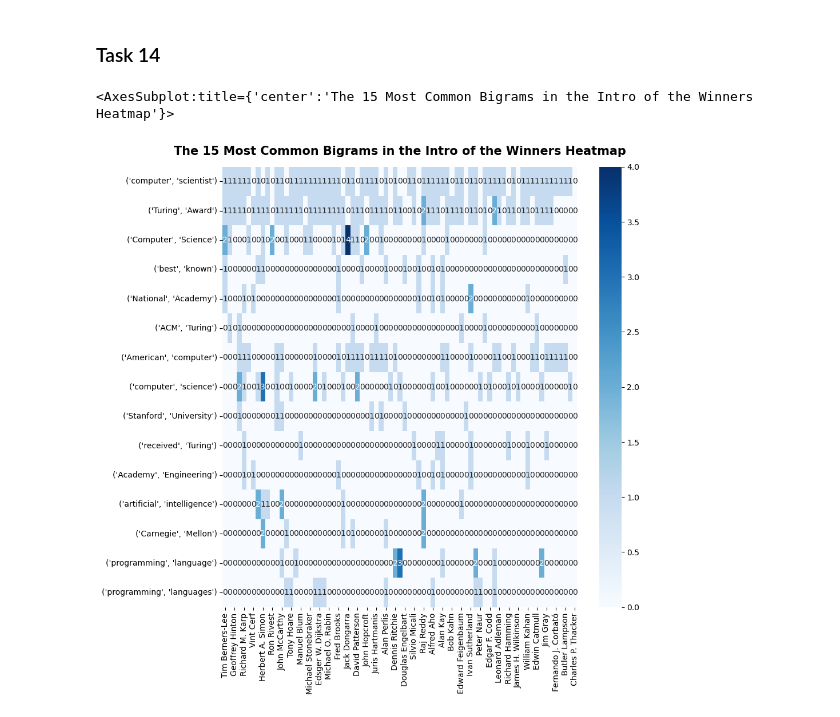
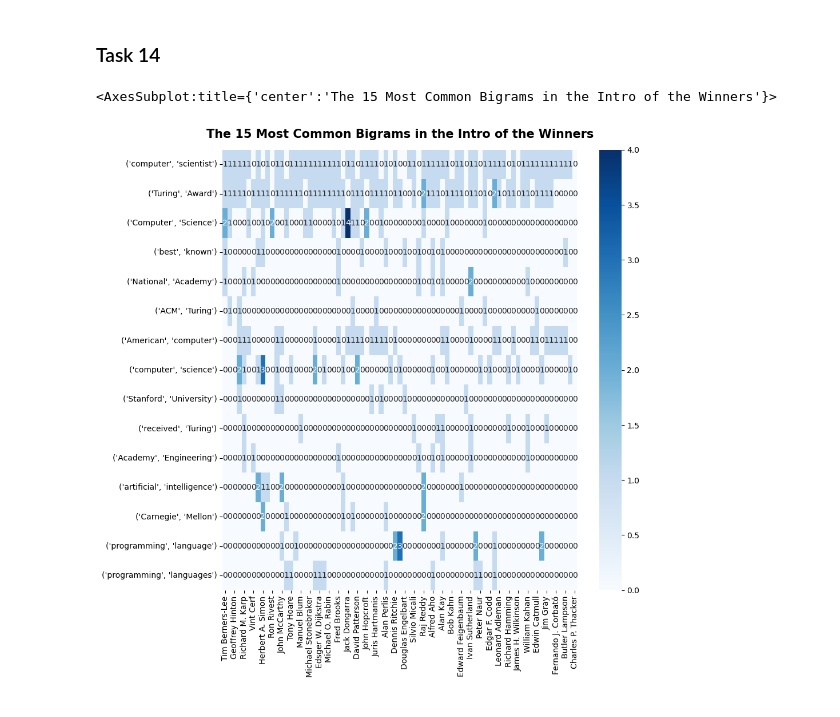
Before and after one commit to congrendai/CW2_for_computer_programing, a Jupyter notebook: CW2_A3.ipynb, the cells around one changed output. Cells and saved outputs as stored; diff of their text form; code cells hidden in the pictures.

```diff
--- a/CW2_A3.ipynb
+++ b/CW2_A3.ipynb
@@ -105,9 +113,7 @@ def get_wikipedia_content(wikidata_ID):
     This function returns the content of the wikipedia page
     of the given wikidata ID
 
-    To extract content from the wikipidia page, we have to
-    use titles gained the wikidata IDs. These titles are
-    wikipedia pages' titles and they are unique.
+
 
     Parameters:
     -----------
@@ -116,7 +122,7 @@ def get_wikipedia_content(wikidata_ID):
 
     Returns:
     --------
-    wikipedia_content: dictionary
+    wikipedia_content: string (HTML format)
         The content of the wikipedia page
     """
     wikipedia_API_endpoint = "https://en.wikipedia.org/w/api.php"
@@ -127,7 +133,11 @@ def get_wikipedia_content(wikidata_ID):
     wikidata_response = requests.get(WIKIDATA_API_ENDPOINT, params = WIKIDATA_COMMON_PARAMS)
     wikidata_response_data = wikidata_response.json()
 
-
+    """
+    To extract content from the wikipidia page, we have to
+    use titles gained the wikidata IDs. These titles are
+    wikipedia pages' titles and they are unique.
+    """
     try:
         # Get the title of the wikipedia page from the wikidata API response
         wikidata_title = wikidata_response_data["entities"][wikidata_ID]["sitelinks"]["enwiki"]["title"]
@@ -148,6 +158,7 @@ def get_wikipedia_content(wikidata_ID):
 
         return wikipedia_content
 
+    # If the response does not have data, return an empty string
     except KeyError:
         wikipedia_content = ""
         return wikipedia_content
@@ -228,8 +239,8 @@ def get_award_winners_info(wikidata_ID):
 
     """
     Since the wikidata API allows us to get more than one property at a time,
-    and there are several values for employer and educated at, we can join
-    the employer and educated_at IDs to get the response that has all values at once.
+    and there are several values for employer and educated at, for optimization purposes,
+    we can join the employer and educated_at IDs to get one response that has all values at once.
     """
     # Extract employer ID from "employer (P108)"
     try:
@@ -530,7 +557,7 @@ def get_bigrams_frequency(intros):
 
     Returns
     -------
-    bigrams : dict
+    bigrams : dictionary
         A dictionary of bigrams (keys) and their frequencies (values).
     """
     intro_no_punctuations_stopwords = []
@@ -539,7 +566,10 @@ def get_bigrams_frequency(intros):
             # Remove punctuations and stopwords
             if word.lower() not in en_stopwords and word.isalnum():
                 intro_no_punctuations_stopwords.append(word)
+
+    # Get the bigrams and their frequencies
     bigrams = ngrams(intro_no_punctuations_stopwords, 2)
+
     return dict(FreqDist(bigrams))
 # %% [markdown]
 ### Task 9
@@ -664,9 +713,12 @@ heatmap_df = heatmap_df.fillna(0)
 # Transpose the dataframe to have the bigrams as columns
 heatmap_df_transpose = heatmap_df.transpose()
 # %%
+# Set the size of the figure
 plt.figure(figsize = (10,10))
-plt.title("The 15 Most Common Bigrams in the Intro of the Winners Heatmap", fontsize=15, pad=15, fontweight="bold")
+# Add a title to the plot
+plt.title("The 15 Most Common Bigrams in the Intro of the Winners", fontsize=15, pad=15, fontweight="bold")
+# Plot the heatmap
 sns.heatmap(heatmap_df_transpose, cmap = "Blues", annot = True)
 # %% [output]
-<AxesSubplot:title={'center':'The 15 Most Common Bigrams in the Intro of the Winners Heatmap'}>
+<AxesSubplot:title={'center':'The 15 Most Common Bigrams in the Intro of the Winners'}>
-[figure, old version]
+[figure, new version]
```
Also changed, not shown: parts of 22 cells of this notebook, 5 other files.
